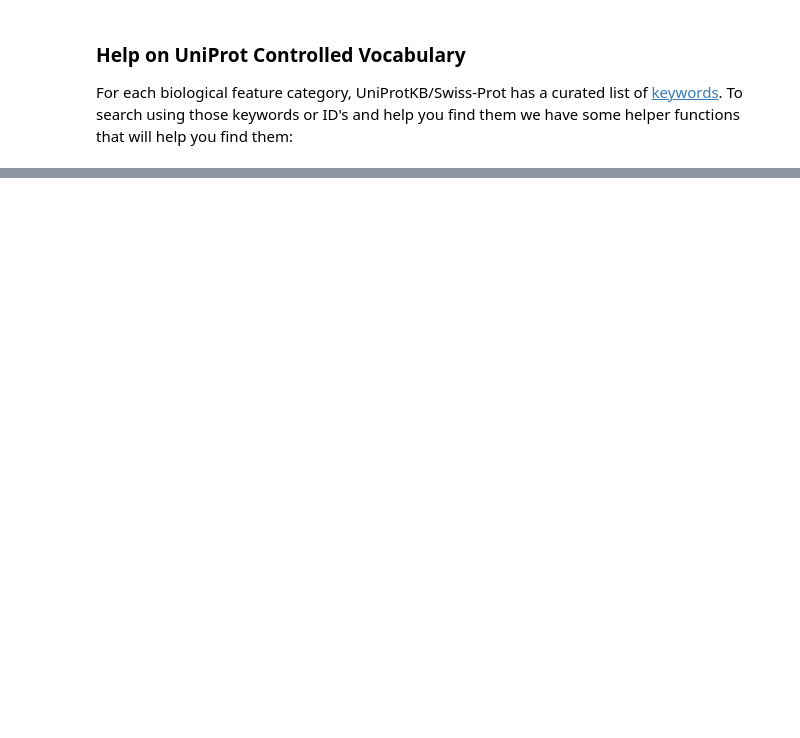
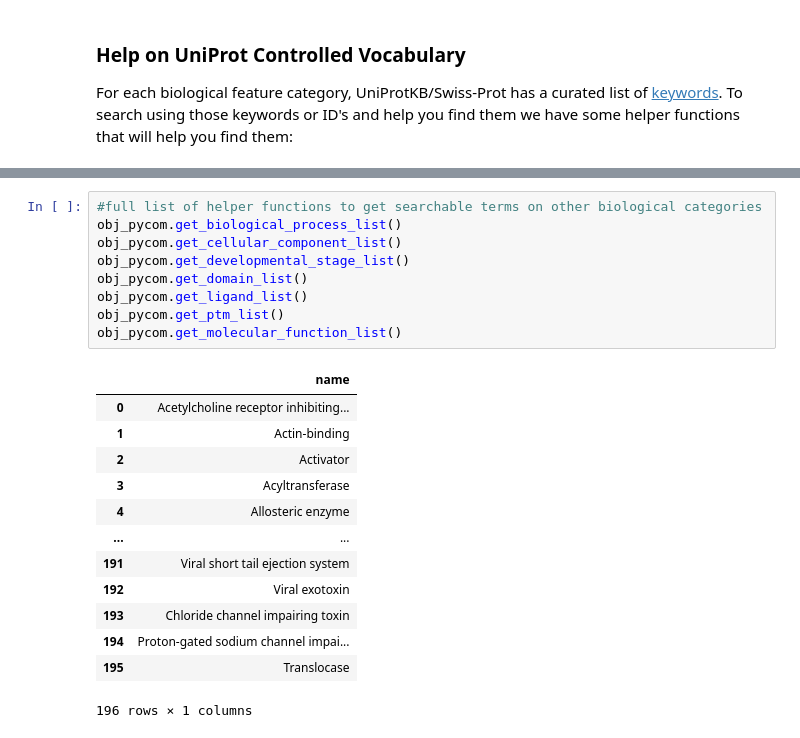
Before and after one commit to scdantu/pycom, a Jupyter notebook: tutorials/jp_notebooks/tutorials/01_Workflow.ipynb, the cells around one changed output, grey strips where cells are left out. Drawn from its saved outputs; the diff is of its cells as text; blank space fills up the shorter version.

```diff
--- a/tutorials/jp_notebooks/01_PyCoM_DB_Local.ipynb
+++ b/tutorials/jp_notebooks/tutorials/01_Workflow.ipynb
@@ -329,0 +375,23 @@ organisms
+# %%
+#full list of helper functions to get searchable terms on other biological categories
+obj_pycom.get_biological_process_list()
+obj_pycom.get_cellular_component_list()
+obj_pycom.get_developmental_stage_list()
+obj_pycom.get_domain_list()
+obj_pycom.get_ligand_list()
+obj_pycom.get_ptm_list()
+obj_pycom.get_molecular_function_list()
+# %% [output]
+|  | name |
+| 0 | Acetylcholine receptor inhibiting... |
+| 1 | Actin-binding |
+| 2 | Activator |
+| 3 | Acyltransferase |
+| 4 | Allosteric enzyme |
+| ... | ... |
+| 191 | Viral short tail ejection system |
+| 192 | Viral exotoxin |
+| 193 | Chloride channel impairing toxin |
+| 194 | Proton-gated sodium channel impai... |
+| 195 | Translocase |
+196 rows × 1 columns
```
Also changed, not shown: parts of 24 cells of this notebook, 39 other files.
